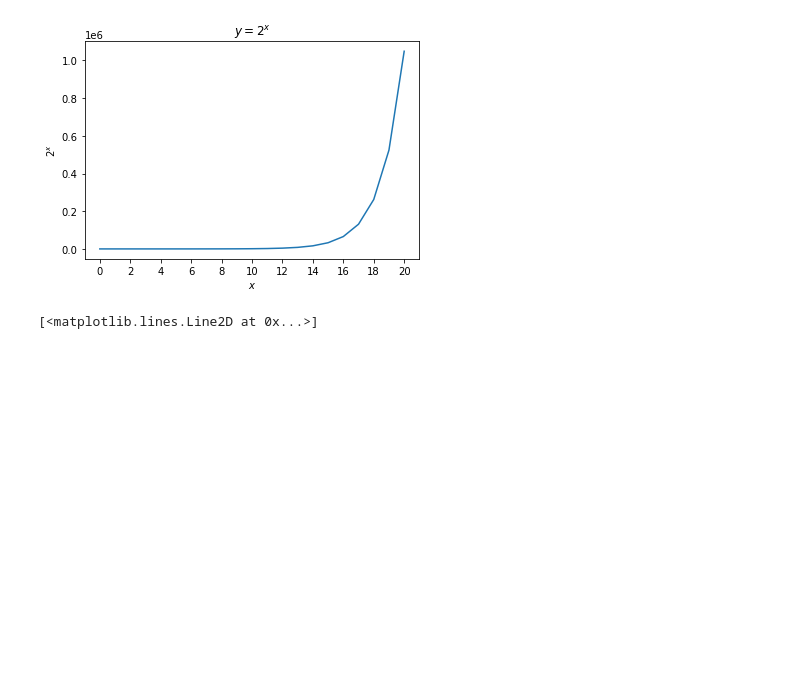
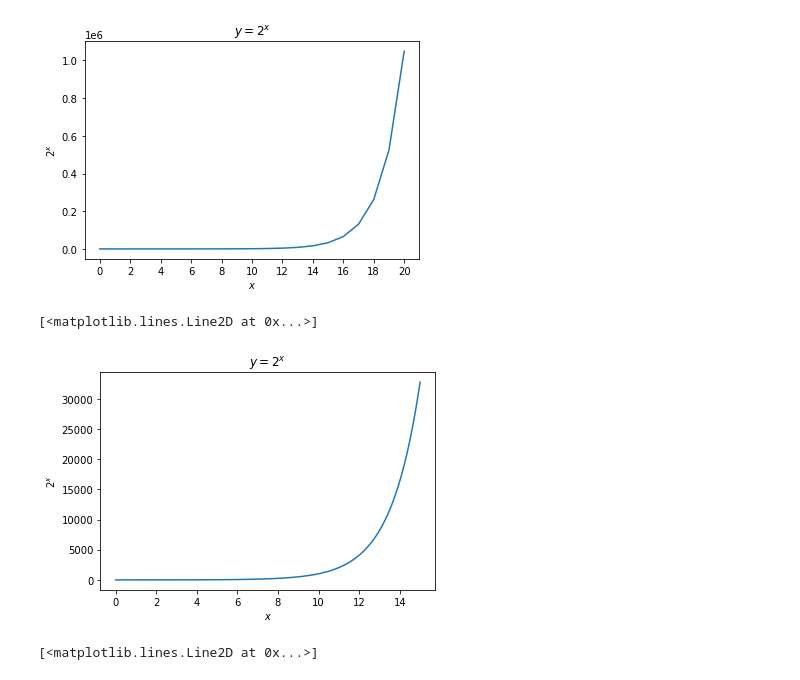
Before and after one commit to JulesMorris/numpy-pandas-visualization-exercises, a Jupyter notebook: matplotlib_exercises.ipynb, the cells around one changed output. Drawn from its saved outputs; the diff is of its cells as text; code cells hidden in the pictures; blank space fills up the shorter version.

```diff
--- a/matplotlib_exercises.ipynb
+++ b/matplotlib_exercises.ipynb
@@ -81,6 +81,21 @@ plt.plot(x , y)
 # %% [output]
 [<matplotlib.lines.Line2D at 0x...>]
 [figure]
+# %%
+#y=2^x review option
+
+x = [x * 0.1 for x in range(0, 151)] #he multiplied by 0.1 to get more data points, thus, smoother curve
+y = [2 ** n for n in x]
+
+plt.title('$y = 2^x$')
+plt.xlabel('$x$')
+plt.ylabel('$2^x$')
+
+
+plt.plot(x , y)
+# %% [output]
+[<matplotlib.lines.Line2D at 0x...>]
+[figure, added]
 # %%
 # y=1/(x+1)
 
```
Also changed, not shown: parts of 2 cells of this notebook.
